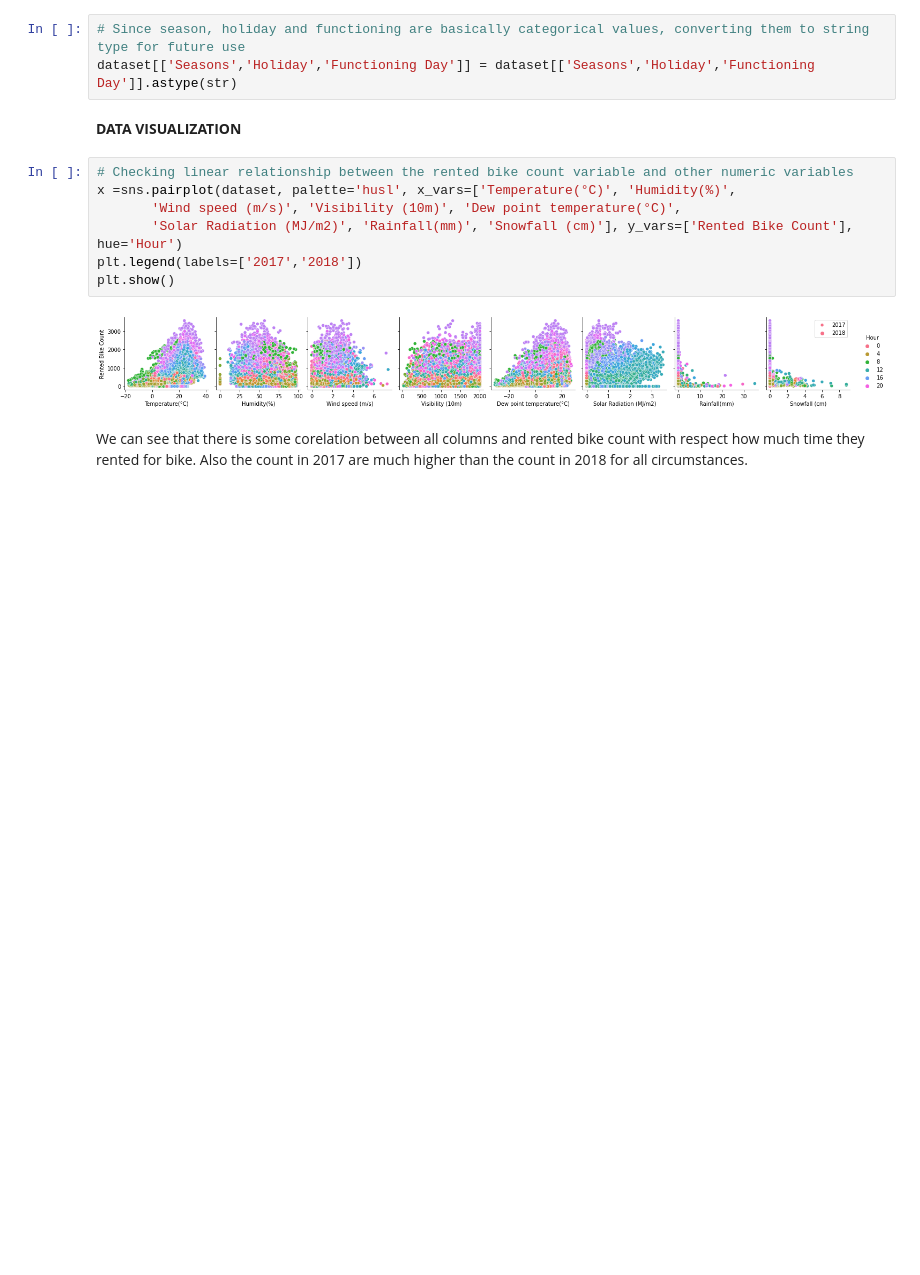
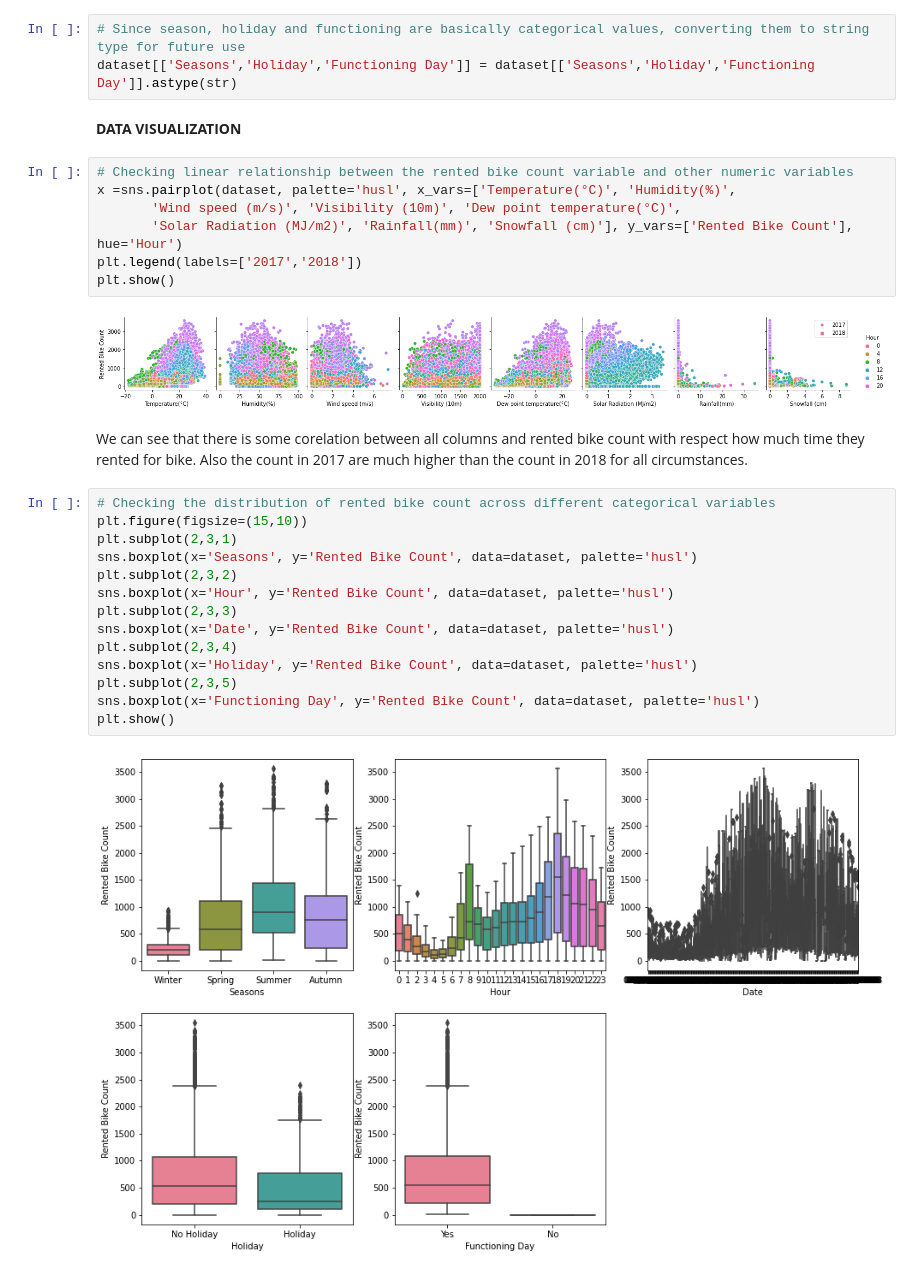
Before and after one commit to Pgupta1996/Bike_Sharing_Demand_Prediction, a Jupyter notebook: Bike_Sharing_Demand_Prediction_Capstone_Project.ipynb, the cells around one changed output. Cells and saved outputs as stored; diff of their text form; blank space fills up the shorter version.

```diff
--- a/Bike_Sharing_Demand_Prediction_Capstone_Project.ipynb
+++ b/Bike_Sharing_Demand_Prediction_Capstone_Project.ipynb
@@ -148,3 +148,19 @@ plt.show()
 [figure]
 # %% [markdown]
 We can see that there is some corelation between all columns  and rented bike count with respect how much time they rented for bike. Also the count in 2017 are much higher than the count in 2018 for all circumstances.
+# %%
+# Checking the distribution of rented bike count across different categorical variables
+plt.figure(figsize=(15,10))
+plt.subplot(2,3,1)
+sns.boxplot(x='Seasons', y='Rented Bike Count', data=dataset, palette='husl')
+plt.subplot(2,3,2)
+sns.boxplot(x='Hour', y='Rented Bike Count', data=dataset, palette='husl')
+plt.subplot(2,3,3)
+sns.boxplot(x='Date', y='Rented Bike Count', data=dataset, palette='husl')
+plt.subplot(2,3,4)
+sns.boxplot(x='Holiday', y='Rented Bike Count', data=dataset, palette='husl')
+plt.subplot(2,3,5)
+sns.boxplot(x='Functioning Day', y='Rented Bike Count', data=dataset, palette='husl')
+plt.show()
+# %% [output]
+[figure, added]
```
Also changed, not shown: parts of 16 cells of this notebook.
